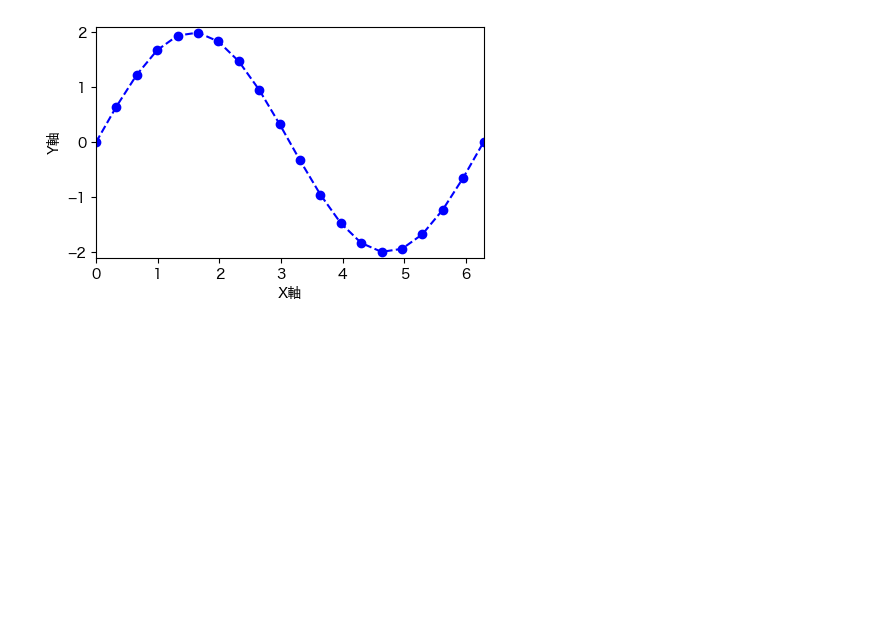
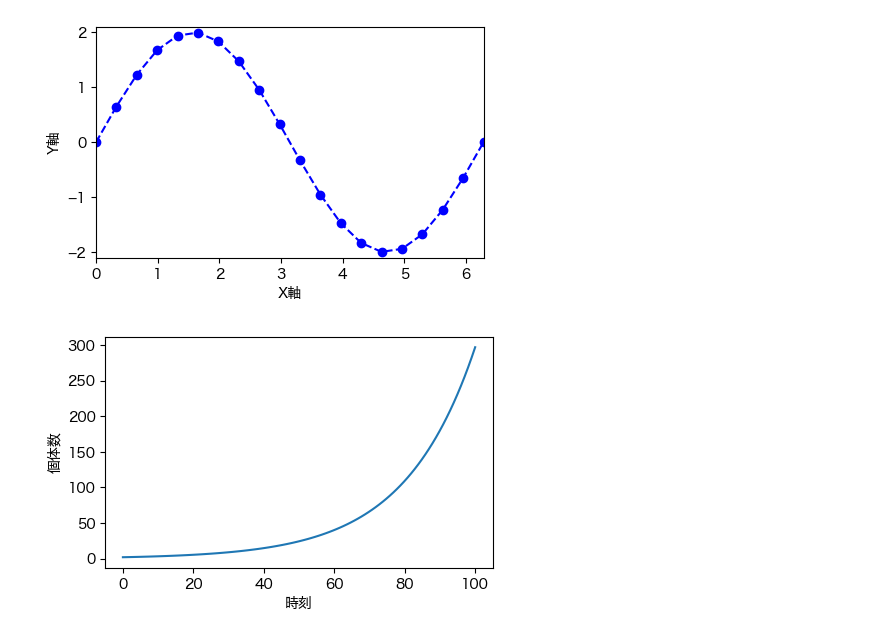
Before and after one commit to k16kgw/Class_Josai_MathematicalStudies, a Jupyter notebook: contents/report/1.ipynb, the cells around one changed output. Cells and saved outputs as stored; diff of their text form; code cells hidden in the pictures; blank space fills up the shorter version.

```diff
--- a/contents/report/1.ipynb
+++ b/contents/report/1.ipynb
@@ -19,3 +19,14 @@ ax.set_xlabel('X軸'); ax.set_ylabel('Y軸')
 fig.savefig("./sin.png")
 # %% [output]
 [figure]
+# %%
+r = 0.05
+N0 = 2
+
+fig, ax = plt.subplots(figsize=(5, 3))
+t = np.linspace(0, 100, 100)
+ax.plot(t, N0 * np.exp(r*t))
+ax.set_xlabel('時刻'); ax.set_ylabel('個体数')
+fig.savefig("./1_exp.png")
+# %% [output]
+[figure, added]
```
Also changed, not shown: 20 other files.
